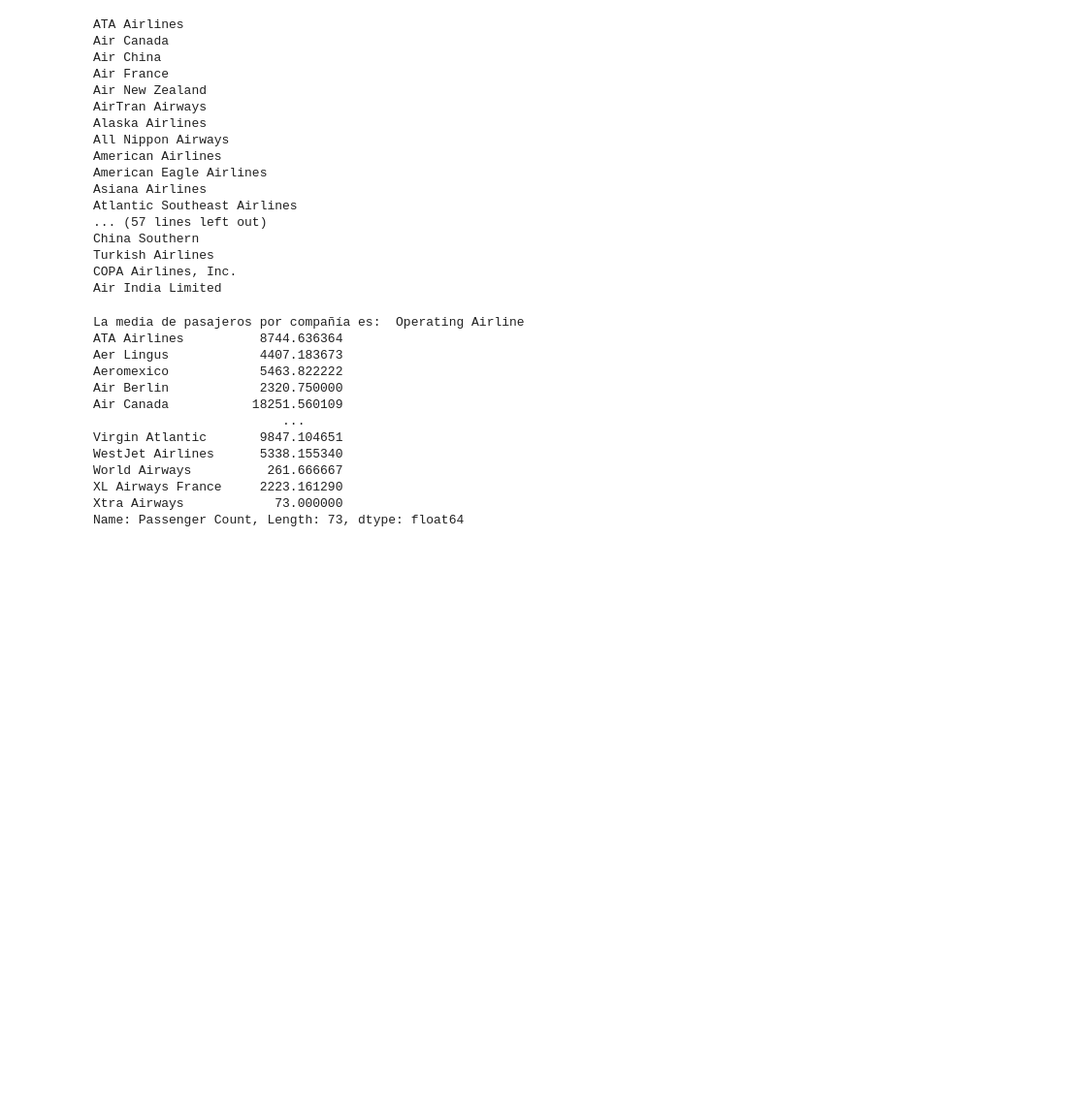
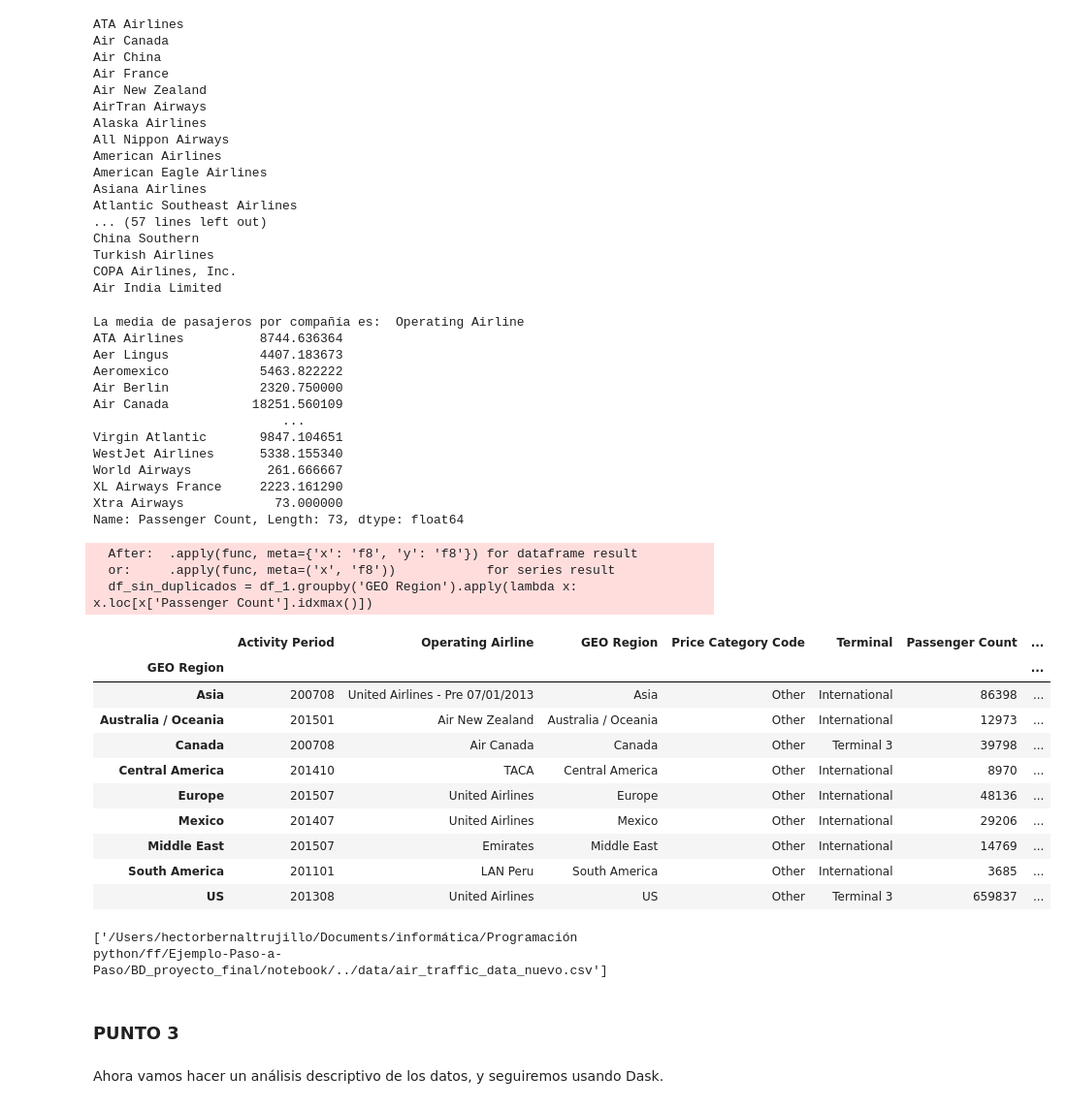
Before and after one commit to albabernal03/BD_proyecto_final, a Jupyter notebook: notebook/analisis.ipynb, the cells around one changed output. Shown: that part at 97% size. Cells and saved outputs as stored; diff of their text form; code cells hidden in the pictures; blank space fills up the shorter version.

```diff
--- a/notebook/analisis.ipynb
+++ b/notebook/analisis.ipynb
@@ -180,3 +180,34 @@ World Airways          261.666667
 XL Airways France     2223.161290
 Xtra Airways            73.000000
 Name: Passenger Count, Length: 73, dtype: float64
+# %%
+#Eliminamos los registros duplicados por el campo 'GEO Región' y mantenemos aquellos con mayor número de pasajeros por región
+df_sin_duplicados = df_1.groupby('GEO Region').apply(lambda x: x.loc[x['Passenger Count'].idxmax()])
+
+# Mostrar el nuevo DataFrame resultante
+df_sin_duplicados.compute()
+# %% [output]
+  After:  .apply(func, meta={'x': 'f8', 'y': 'f8'}) for dataframe result
+  or:     .apply(func, meta=('x', 'f8'))            for series result
+  df_sin_duplicados = df_1.groupby('GEO Region').apply(lambda x: x.loc[x['Passenger Count'].idxmax()])
+|  | Activity Period | Operating Airline | GEO Region | Price Category Code | Terminal | Passenger Count | ... |
+| GEO Region |  |  |  |  |  |  | ... |
+| Asia | 200708 | United Airlines - Pre 07/01/2013 | Asia | Other | International | 86398 | ... |
+| Australia / Oceania | 201501 | Air New Zealand | Australia / Oceania | Other | International | 12973 | ... |
+| Canada | 200708 | Air Canada | Canada | Other | Terminal 3 | 39798 | ... |
+| Central America | 201410 | TACA | Central America | Other | International | 8970 | ... |
+| Europe | 201507 | United Airlines | Europe | Other | International | 48136 | ... |
+| Mexico | 201407 | United Airlines | Mexico | Other | International | 29206 | ... |
+| Middle East | 201507 | Emirates | Middle East | Other | International | 14769 | ... |
+| South America | 201101 | LAN Peru | South America | Other | International | 3685 | ... |
+| US | 201308 | United Airlines | US | Other | Terminal 3 | 659837 | ... |
+# %%
+#Volcaremos los resultados anteriores a un CSV es decir sin duplicados y una columna donde pondremos la media de pasajeros por compañía
+resultados_combinados= dd.merge(df_sin_duplicados, media_pasajeros, on='Operating Airline')
+resultados_combinados.to_csv('../data/air_traffic_data_nuevo.csv', single_file = True)
+# %% [output]
+['/Users/hectorbernaltrujillo/Documents/informática/Programación python/ff/Ejemplo-Paso-a-Paso/BD_proyecto_final/notebook/../data/air_traffic_data_nuevo.csv']
+# %% [markdown]
+### PUNTO 3
+# %% [markdown]
+Ahora vamos hacer un análisis descriptivo de los datos, y seguiremos usando Dask.
```
Also changed, not shown: parts of 9 cells of this notebook, 2 other files.
